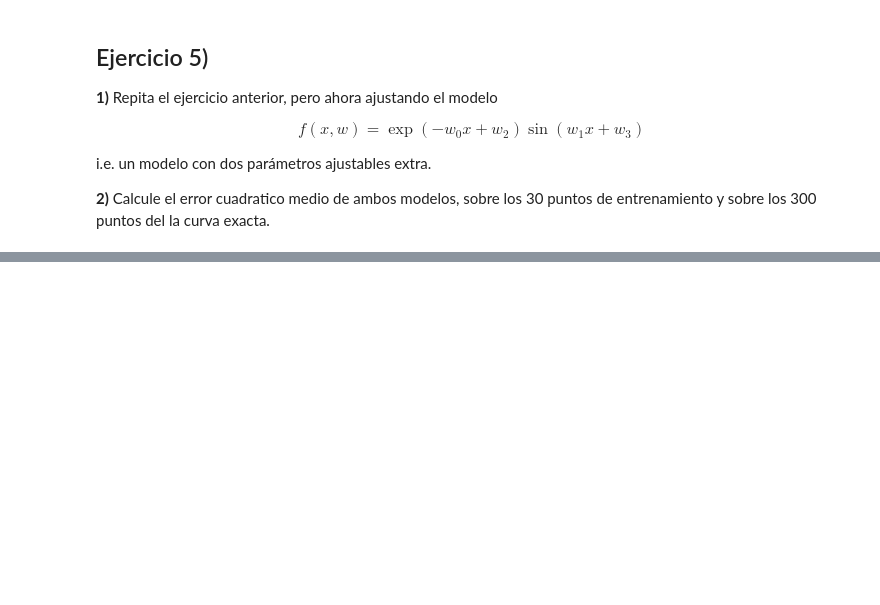
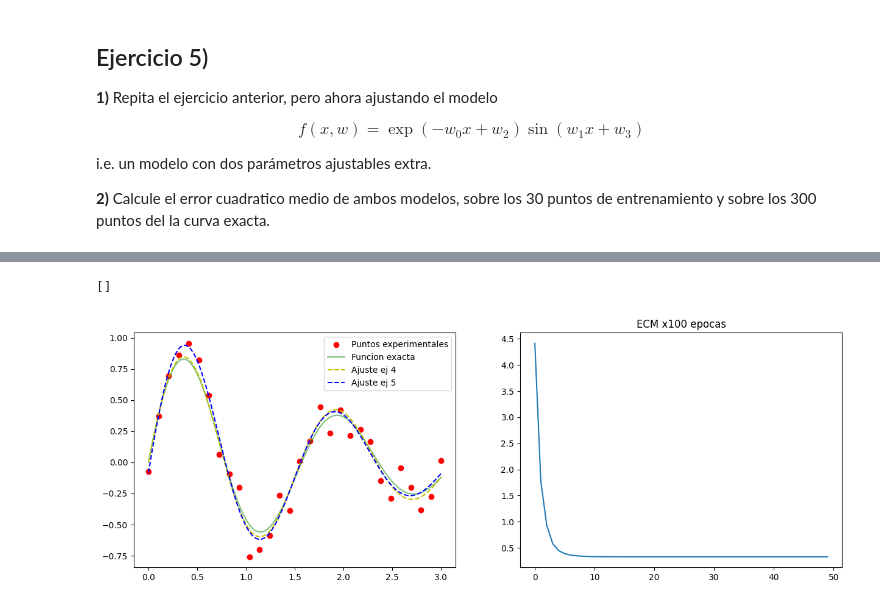
Before and after one commit to AdolfoBanchio/Redes-neuronales-2024, a Jupyter notebook: guias_ejercicios/redes_neuronales_2024_guia_11.ipynb, the cells around one changed output, grey strips where cells are left out. Cells and saved outputs as stored; diff of their text form; code cells hidden in the pictures; blank space fills up the shorter version.

```diff
--- a/guias_ejercicios/redes_neuronales_2024_guia_11.ipynb
+++ b/guias_ejercicios/redes_neuronales_2024_guia_11.ipynb
@@ -102,0 +185,36 @@ i.e. un modelo con dos parámetros ajustables extra.
+# %%
+# 5.1)
+def f_ej5(x,w):
+    return np.exp(-w[0]*x + w[2]) * np.sin(w[1]*x + w[3])
+
+def f_torch_ej5(x, w):
+    return torch.exp(-w[0]*x + w[2]) * torch.sin(w[1]*x + w[3])
+
+def ecm_torch_ej5(x, y, w):
+    pred = f_torch_ej5(x,w)
+    return torch.sum((pred - y)**2)
+# %%
+w_noisy = w_exacto + np.random.normal(1,0.5, 2)
+w_noisy = np.append(w_noisy, [0.1,0.1])
+print(w_noisy)
+
+w_ej5, ecm_ej5 = ej_4(x_vec, y_noisy, w_noisy, ecm_torch_ej5, epochs=5000)
+
+# normalize the ecm values to plot them
+ecm_ej5 = np.array(ecm_ej5)
+
+y_pred_ej5 = f_torch_ej5(torch.tensor(x_vec_300, dtype=torch.float32),w_ej5).detach().numpy()
+
+fig, ax = plt.subplots(1,2, figsize=(15,5))
+
+ax[0].scatter(x_vec, y_noisy, c='r', label='Puntos experimentales')
+ax[0].plot(x_vec_300, y_exacto, 'g', label='Funcion exacta', alpha=0.5)
+
+ax[0].plot(x_vec_300, y_pred_ej4, 'y', label='Ajuste ej 4', linestyle='--')
+ax[0].plot(x_vec_300, y_pred_ej5, 'b', label='Ajuste ej 5', linestyle='--')
+ax[0].legend()
+
+ax[1].plot(np.array(ecm_ej5))
+ax[1].set_title('ECM x100 epocas')
+plt.plot()
+# %% [output]
@@ -102,0 +238,2 @@ i.e. un modelo con dos parámetros ajustables extra.
+[]
+[figure, added]
```
Also changed, not shown: parts of 10 cells of this notebook, 2 other files.
